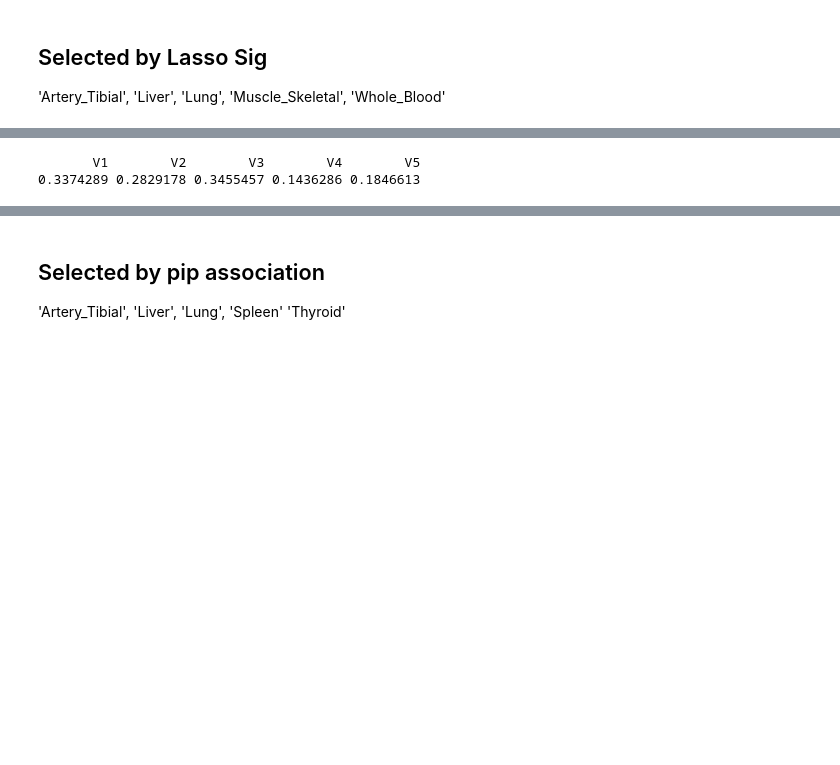
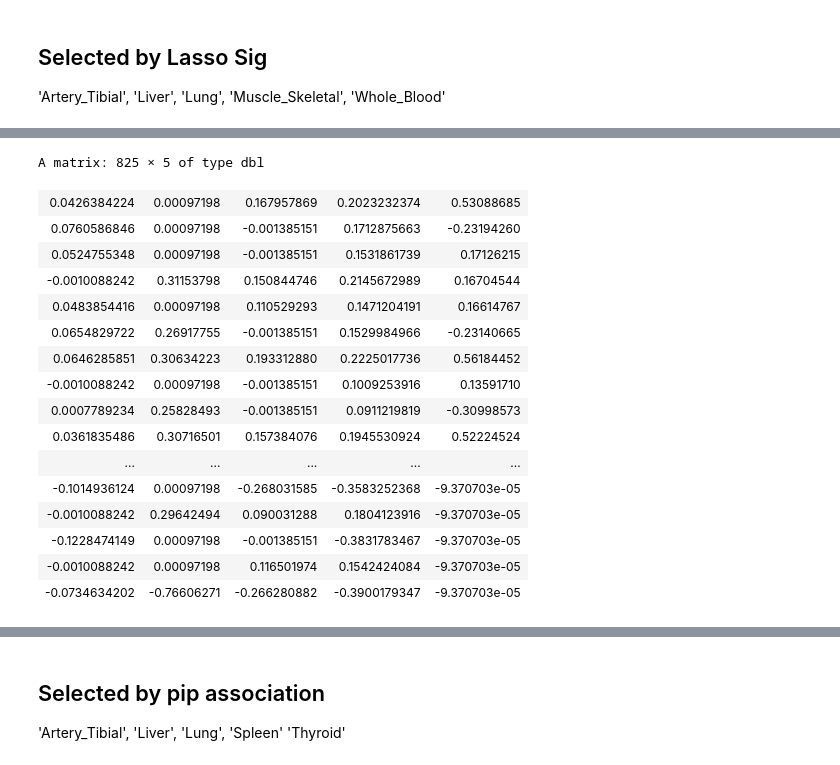
Before and after one commit to gaow/neuro-twas, a Jupyter notebook: archive/one_gene/Analysis_of_susie.ipynb, the cells around one changed output, grey strips where cells are left out. Drawn from its saved outputs; the diff is of its cells as text; code cells hidden in the pictures; blank space fills up the shorter version.

```diff
--- a/archive/one_gene/Analysis_of_susie.ipynb
+++ b/archive/one_gene/Analysis_of_susie.ipynb
@@ -414,5 +421,22 @@ The following object is masked from file:/mnt/mfs/statgen/neuro-twas/JAZF1_hisam
-# %%
-lasso_prior$full_model$pval
-# %% [output]
-       V1        V2        V3        V4        V5
-0.3374289 0.2829178 0.3455457 0.1436286 0.1846613
+# %%
+fitted = lasso_prior$full_model$fitted
+# %%
+fitted
+# %% [output]
+A matrix: 825 × 5 of type dbl
+| 0.0426384224 | 0.00097198 | 0.167957869 | 0.2023232374 | 0.53088685 |
+| 0.0760586846 | 0.00097198 | -0.001385151 | 0.1712875663 | -0.23194260 |
+| 0.0524755348 | 0.00097198 | -0.001385151 | 0.1531861739 | 0.17126215 |
+| -0.0010088242 | 0.31153798 | 0.150844746 | 0.2145672989 | 0.16704544 |
+| 0.0483854416 | 0.00097198 | 0.110529293 | 0.1471204191 | 0.16614767 |
+| 0.0654829722 | 0.26917755 | -0.001385151 | 0.1529984966 | -0.23140665 |
+| 0.0646285851 | 0.30634223 | 0.193312880 | 0.2225017736 | 0.56184452 |
+| -0.0010088242 | 0.00097198 | -0.001385151 | 0.1009253916 | 0.13591710 |
+| 0.0007789234 | 0.25828493 | -0.001385151 | 0.0911219819 | -0.30998573 |
+| 0.0361835486 | 0.30716501 | 0.157384076 | 0.1945530924 | 0.52224524 |
+| ... | ... | ... | ... | ... |
+| -0.1014936124 | 0.00097198 | -0.268031585 | -0.3583252368 | -9.370703e-05 |
+| -0.0010088242 | 0.29642494 | 0.090031288 | 0.1804123916 | -9.370703e-05 |
+| -0.1228474149 | 0.00097198 | -0.001385151 | -0.3831783467 | -9.370703e-05 |
+| -0.0010088242 | 0.00097198 | 0.116501974 | 0.1542424084 | -9.370703e-05 |
+| -0.0734634202 | -0.76606271 | -0.266280882 | -0.3900179347 | -9.370703e-05 |
```
Also changed, not shown: parts of 15 cells of this notebook, 3 other files.
